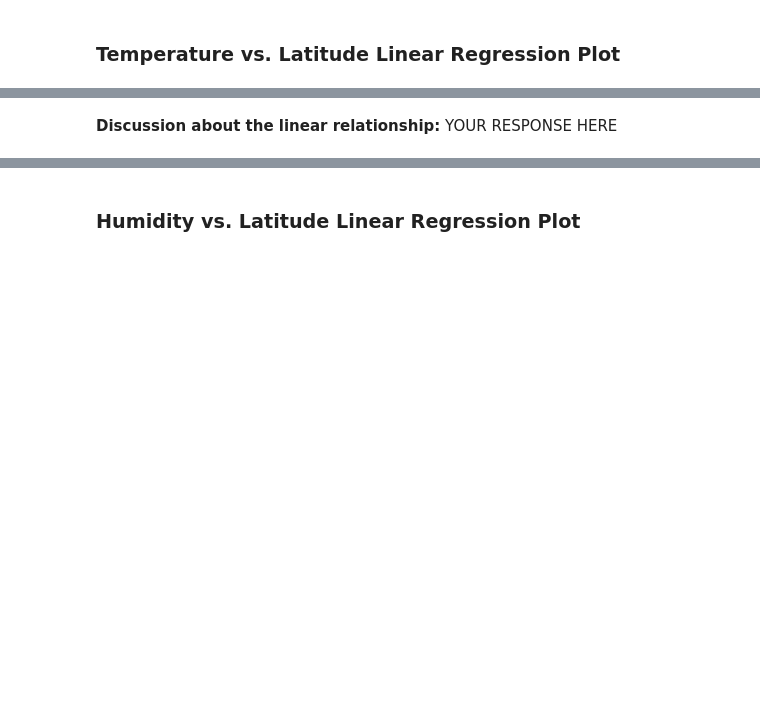
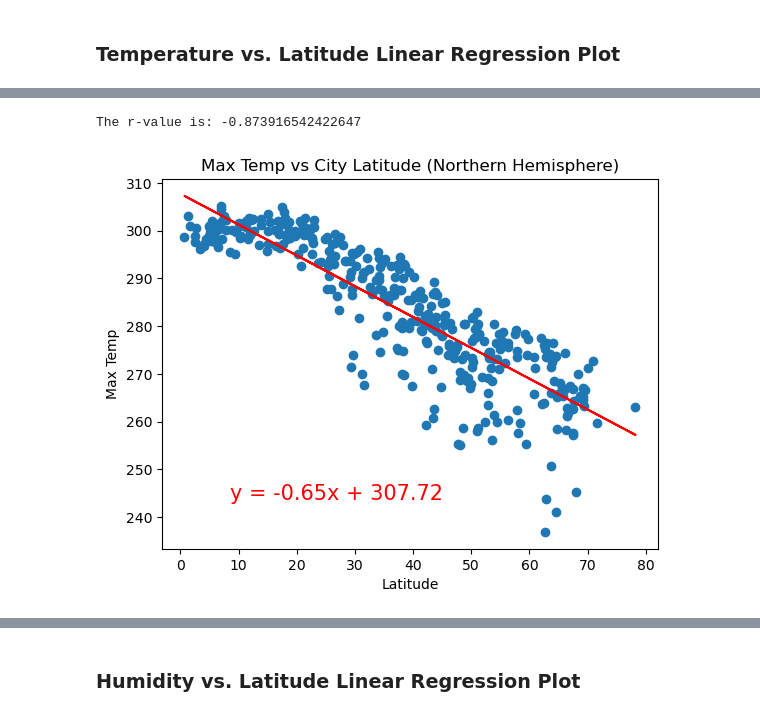
Before and after one commit to jonahkopp/python-api-challenge, a Jupyter notebook: WeatherPy/WeatherPy.ipynb, the cells around one changed output, grey strips where cells are left out. Cells and saved outputs as stored; diff of their text form; code cells hidden in the pictures; blank space fills up the shorter version.

```diff
--- a/WeatherPy/WeatherPy.ipynb
+++ b/WeatherPy/WeatherPy.ipynb
@@ -349,2 +338,6 @@ The r-value is: 0.4121057168607245
-# %% [markdown]
-**Discussion about the linear relationship:** YOUR RESPONSE HERE
+# %%
+# Linear regression on Northern Hemisphere
+lin_reg_plots(northern_hemi_df['Lat'],northern_hemi_df['Max Temp'],'Max Temp vs City Latitude (Northern Hemisphere)','Latitude','Max Temp')
+# %% [output]
+The r-value is: -0.873916542422647
+[figure, added]
```
Also changed, not shown: parts of 10 cells of this notebook, 3 other files.
